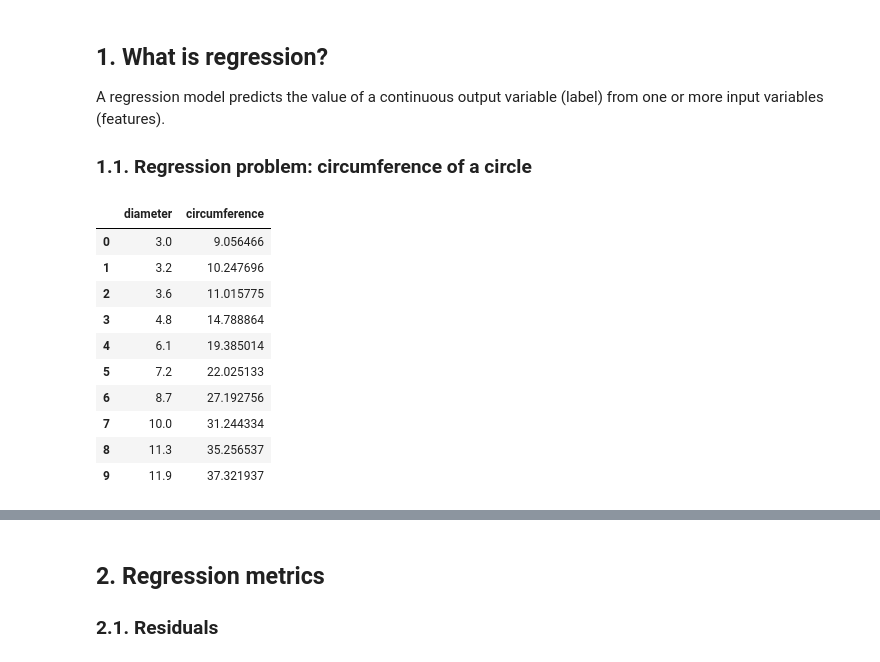
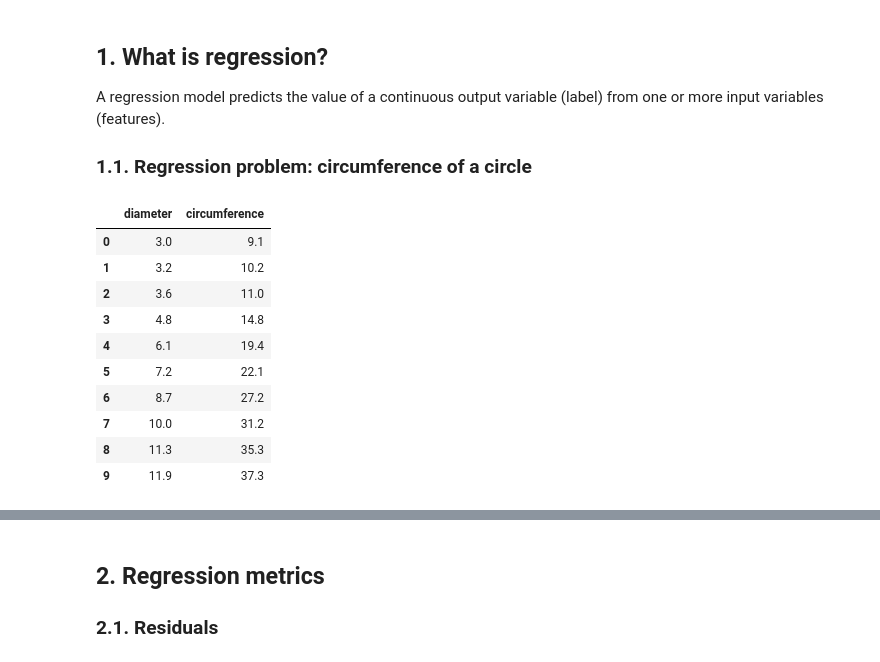
Before and after one commit to gperdrizet/fullstack-2605, a Jupyter notebook: unit-3/lesson-19/lesson-19-demo.ipynb, the cells around one changed output, grey strips where cells are left out. Drawn from its saved outputs; the diff is of its cells as text; code cells hidden in the pictures.

Commit message:
Updated notebooks table

```diff
--- a/unit-3/lesson-19/lesson-19-demo.ipynb
+++ b/unit-3/lesson-19/lesson-19-demo.ipynb
@@ -39,17 +39,18 @@ A regression model predicts the value of a continuous output variable (label) fr
 ### 1.1. Regression problem: circumference of a circle
 # %%
 url = 'https://media.githubusercontent.com/media/gperdrizet/fullstack-2605/refs/heads/main/data/diameter-circumference.csv'
+url = '../../data/diameter-circumference.csv'
 df = pd.read_csv(url)
 df
 # %% [output]
 |  | diameter | circumference |
-| 0 | 3.0 | 9.056466 |
-| 1 | 3.2 | 10.247696 |
-| 2 | 3.6 | 11.015775 |
-| 3 | 4.8 | 14.788864 |
-| 4 | 6.1 | 19.385014 |
-| 5 | 7.2 | 22.025133 |
-| 6 | 8.7 | 27.192756 |
-| 7 | 10.0 | 31.244334 |
-| 8 | 11.3 | 35.256537 |
-| 9 | 11.9 | 37.321937 |
+| 0 | 3.0 | 9.1 |
+| 1 | 3.2 | 10.2 |
+| 2 | 3.6 | 11.0 |
+| 3 | 4.8 | 14.8 |
+| 4 | 6.1 | 19.4 |
+| 5 | 7.2 | 22.1 |
+| 6 | 8.7 | 27.2 |
+| 7 | 10.0 | 31.2 |
+| 8 | 11.3 | 35.3 |
+| 9 | 11.9 | 37.3 |
```
Also changed, not shown: parts of 28 cells of this notebook, 1 other file.
